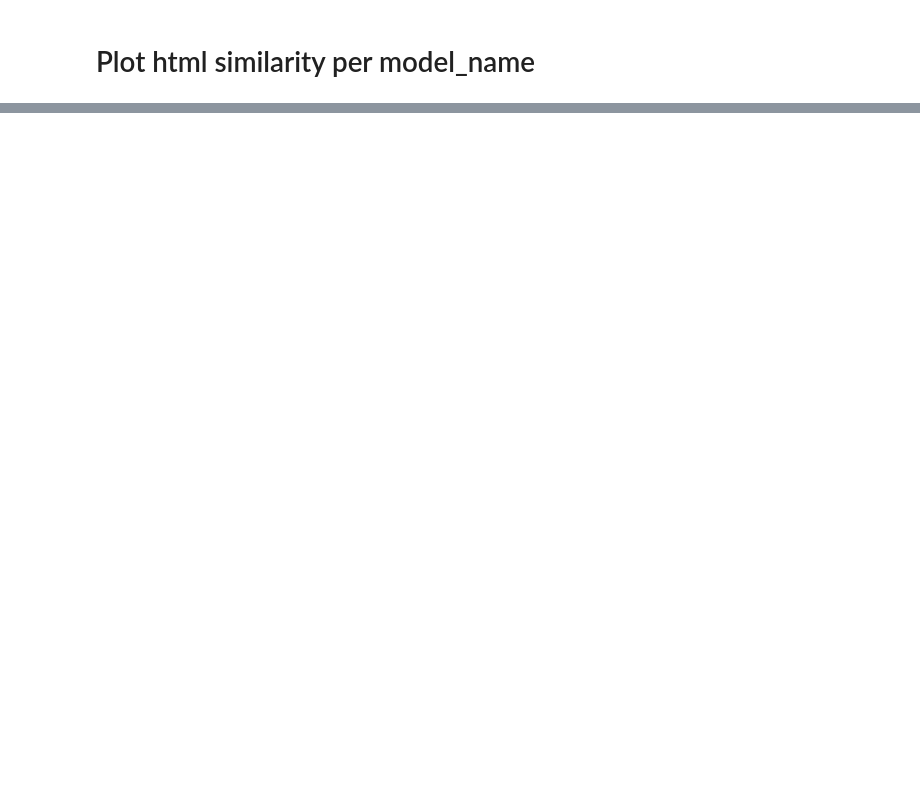
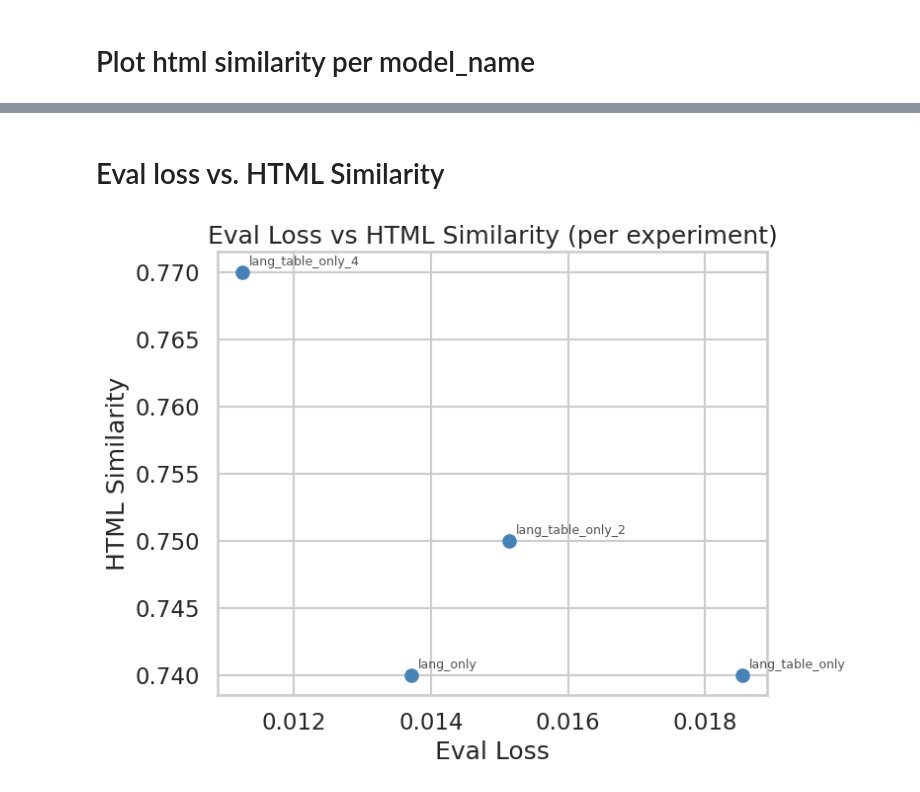
Before and after one commit to JulioSanchezD/TableVision2html, a Jupyter notebook: notebooks/evaluation.ipynb, the cells around one changed output, grey strips where cells are left out. Cells and saved outputs as stored; diff of their text form; code cells hidden in the pictures; blank space fills up the shorter version.

```diff
--- a/notebooks/evaluation.ipynb
+++ b/notebooks/evaluation.ipynb
@@ -128,0 +172,34 @@ plt.show()
+# %% [markdown]
+# Eval loss vs. HTML Similarity
+# %%
+rows = [
+    ('lang_table_only_4', 0.011249, 0.77),
+    ('lang_table_only_2', 0.015139, 0.75),
+    ('lang_table_only', 0.018543, 0.74),
+    ('lang_only', 0.013719, 0.74)
+]
+df = pd.DataFrame(rows, columns=['experiment', 'eval_loss', 'html_similarity'])
+
+plt.figure(figsize=(8, 6))
+plt.scatter(df["eval_loss"], df["html_similarity"], color='steelblue')
+
+# Annotate each point with its experiment name
+for i in range(len(df)):
+    plt.annotate(
+        df["experiment"][i],
+        (df["eval_loss"][i], df["html_similarity"][i]),
+        textcoords="offset points",
+        xytext=(5,5),
+        ha='left',
+        fontsize=9,
+        alpha=0.8
+    )
+
+plt.xlabel("Eval Loss")
+plt.ylabel("HTML Similarity")
+plt.title("Eval Loss vs HTML Similarity (per experiment)")
+plt.grid(True)
+plt.tight_layout()
+plt.show()
+# %% [output]
+[figure, added]
```
Also changed, not shown: parts of 6 cells of this notebook, 10 other files.
